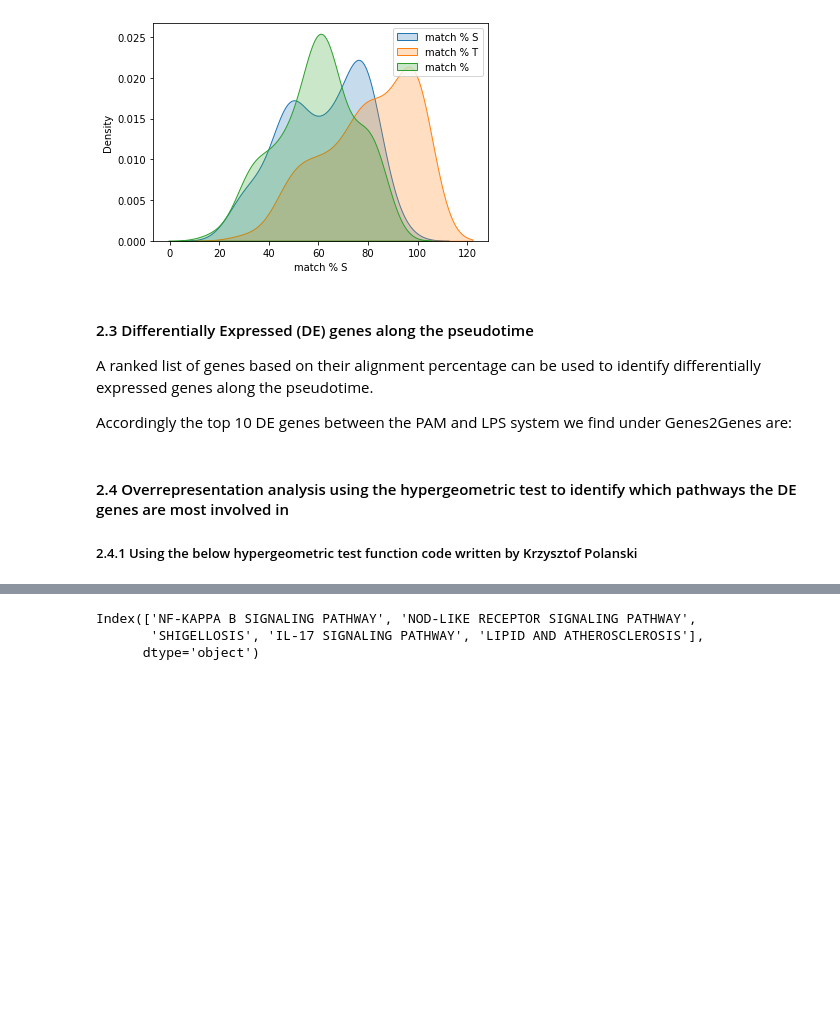
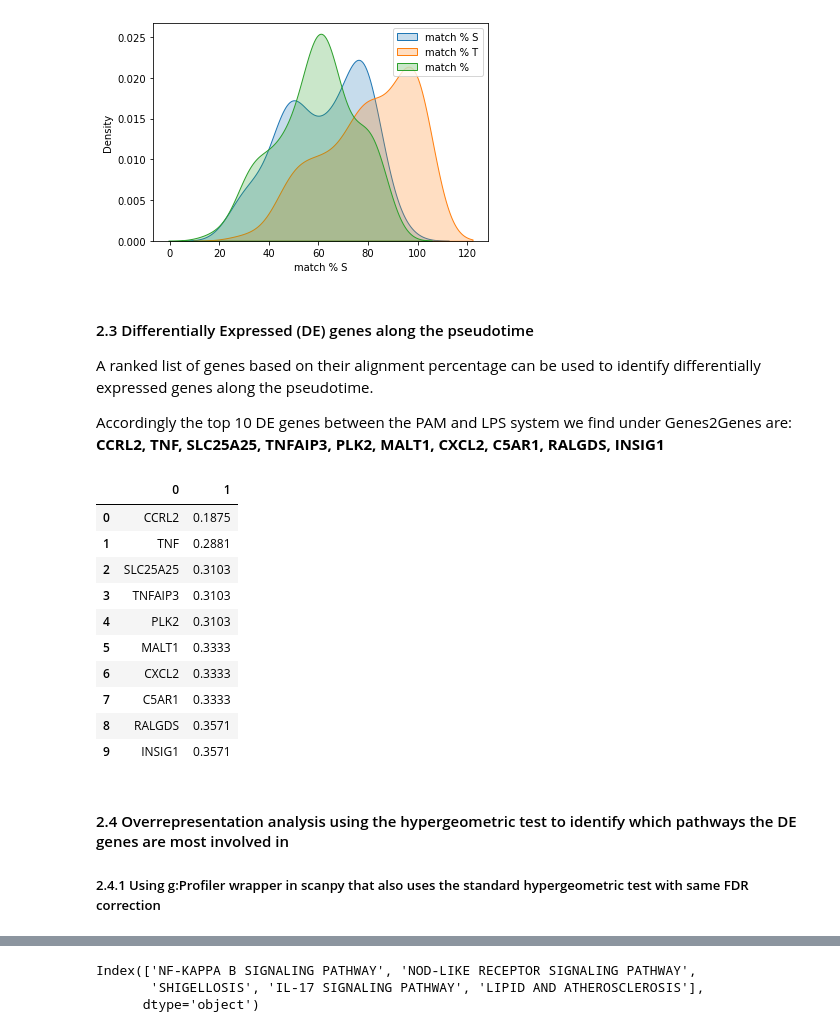
Before and after one commit to Teichlab/Genes2Genes, a Jupyter notebook: notebooks/OrgAlignTutorialNotebook_25102022.ipynb, the cells around one changed output, grey strips where cells are left out. Saved outputs shown, nothing was run; the diff lists cells and outputs as text; code cells hidden in the pictures; blank space fills up the shorter version.

```diff
--- a/notebooks/OrgAlignTutorialNotebook_25102022.ipynb
+++ b/notebooks/OrgAlignTutorialNotebook_25102022.ipynb
@@ -371,3 +376,4 @@ mean matched percentage wrt query:  80.1 %
 A ranked list of genes based on their alignment percentage can be used to identify differentially expressed genes along the pseudotime.
 
 Accordingly the top 10 DE genes between the PAM and LPS system we find under Genes2Genes are:
+**CCRL2, TNF, SLC25A25, TNFAIP3, PLK2, MALT1, CXCL2, C5AR1, RALGDS, INSIG1**
@@ -384,3 +380,4 @@ clusters = clusters.set_index('Gene')
 # %%
-#top_k
-#sb.displot(pd.DataFrame(x)[1])
+x = PathwayAnalyser.PathwayEnrichmentAnalyser(aligner).make_ranked_genelist()
+x = pd.DataFrame(x)
+#sb.displot(pd.DataFrame(x)[1]); plt.show()
@@ -390,4 +384,18 @@ clusters = clusters.set_index('Gene')
+# %%
+x[0:10]
+# %% [output]
+|  | 0 | 1 |
+| 0 | CCRL2 | 0.1875 |
+| 1 | TNF | 0.2881 |
+| 2 | SLC25A25 | 0.3103 |
+| 3 | TNFAIP3 | 0.3103 |
+| 4 | PLK2 | 0.3103 |
+| 5 | MALT1 | 0.3333 |
+| 6 | CXCL2 | 0.3333 |
+| 7 | C5AR1 | 0.3333 |
+| 8 | RALGDS | 0.3571 |
+| 9 | INSIG1 | 0.3571 |
 # %% [markdown]
 #### 2.4 Overrepresentation analysis using the hypergeometric test to identify which pathways the DE genes are most involved in
 
-##### 2.4.1 Using the below hypergeometric test function code written by Krzysztof Polanski
+##### 2.4.1 Using g:Profiler wrapper in scanpy that also uses the standard hypergeometric test with same FDR correction
```
Also changed, not shown: parts of 31 cells of this notebook, 2 other files.
